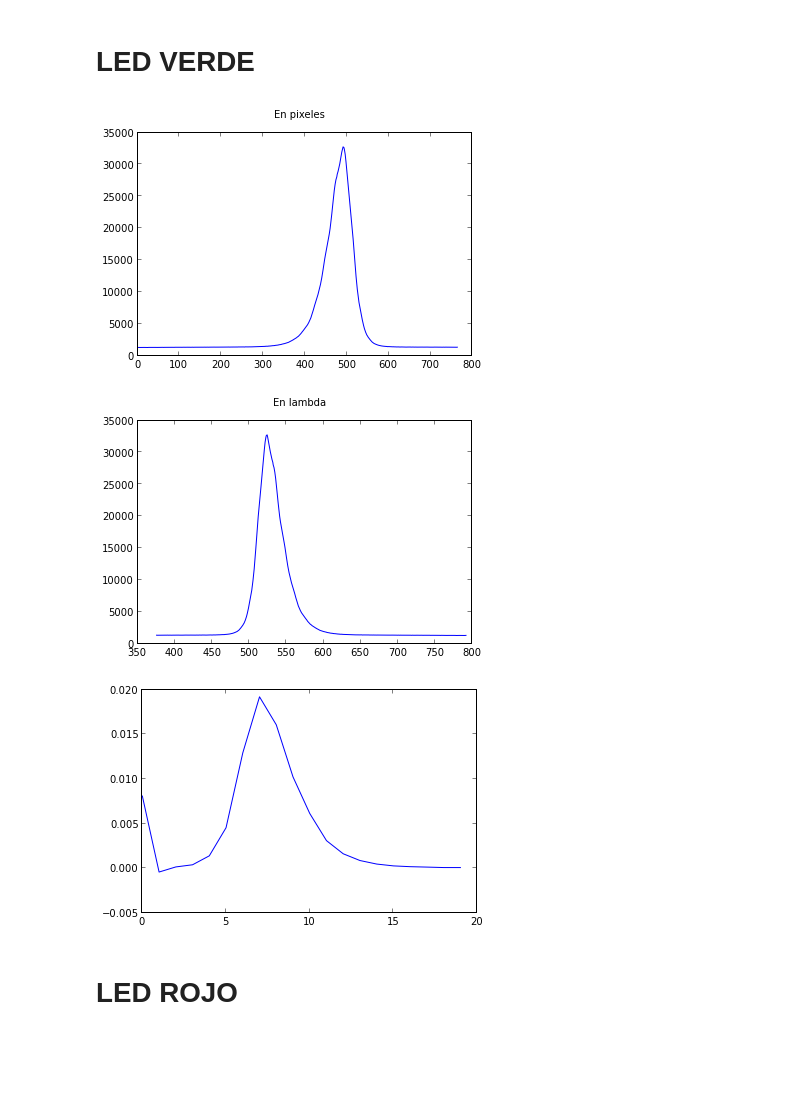
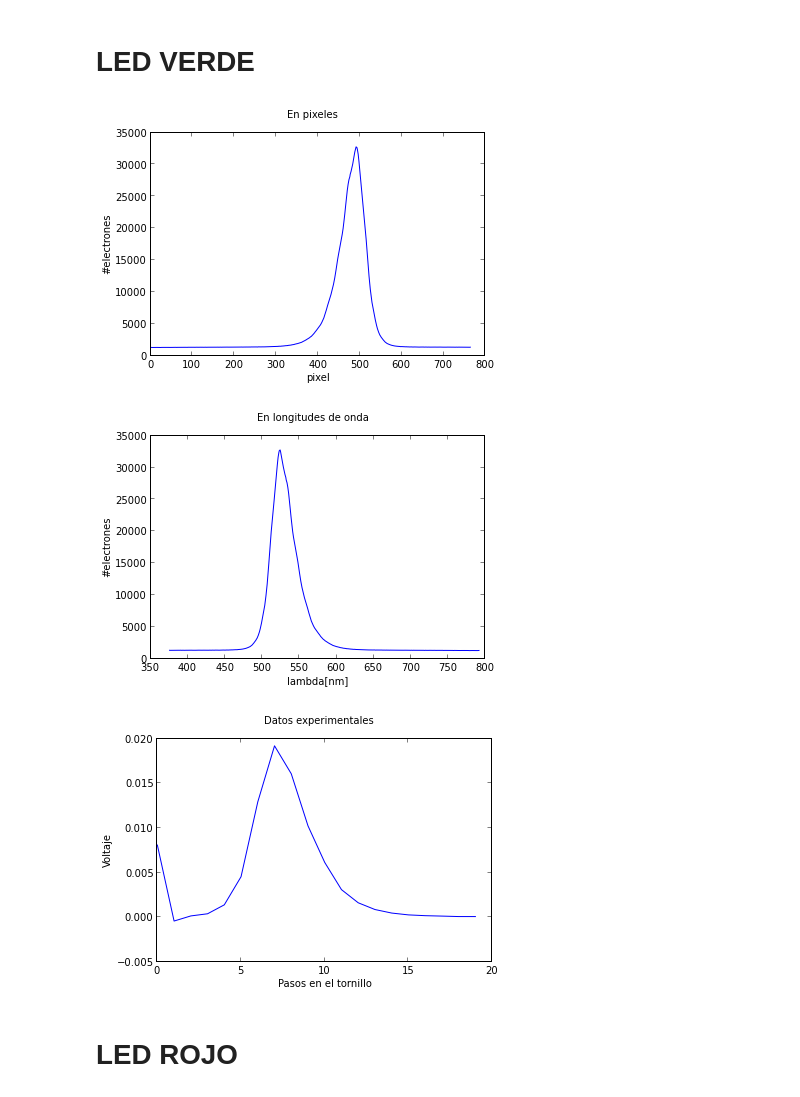
Before and after one commit to CristinaNavarrete/LabIntermedio, a Jupyter notebook: calculoslambdaLABINTER.ipynb, the cells around one changed output. Saved outputs shown, nothing was run; the diff lists cells and outputs as text; code cells hidden in the pictures; blank space fills up the shorter version.

```diff
--- a/calculoslambdaLABINTER.ipynb
+++ b/calculoslambdaLABINTER.ipynb
@@ -9,25 +9,32 @@ For more information, type 'help(pylab)'.
 a=loadtxt('datosEspectros/verde.dat')
 pixel=a[:,0]
 value=a[:,1]
-lamb=791.3866346421-(pixel*0.544351006)
+lamb=791.3866346421-(pixel*0.544351006)#Formula resultante de la calibracion con la lampara de hidrogeno
 plt.suptitle('En pixeles')
 plot(pixel,value)
+xlabel('Pixel')
+ylabel('#Electrones')
 show()
-plt.suptitle('En lambda')
+plt.suptitle('En longitudes de onda')
 plot(lamb,value)
+xlabel('Lambda[nm]')
+ylabel('#Electrones')
 show()
 # %% [output]
-[figure, old version]
+[figure, new version]
-[figure, old version]
+[figure, new version]
 # %%
 expe=loadtxt('datosMonocromador/LED_verde1.dat')
 posini=4.7 #en milimetros
 paso=expe[:,0]
 vale=expe[:,1]
+plt.suptitle('Datos experimentales')
 plot(paso, vale)
+xlabel('Pasos en el tornillo')
+ylabel('Voltaje')#Voltaje medido en el osciloscopio
 show()
 # %% [output]
-[figure, old version]
+[figure, new version]
 # %% [markdown]
 # LED ROJO
 # %%
```
Also changed, not shown: parts of 8 cells of this notebook, 5 other files.
